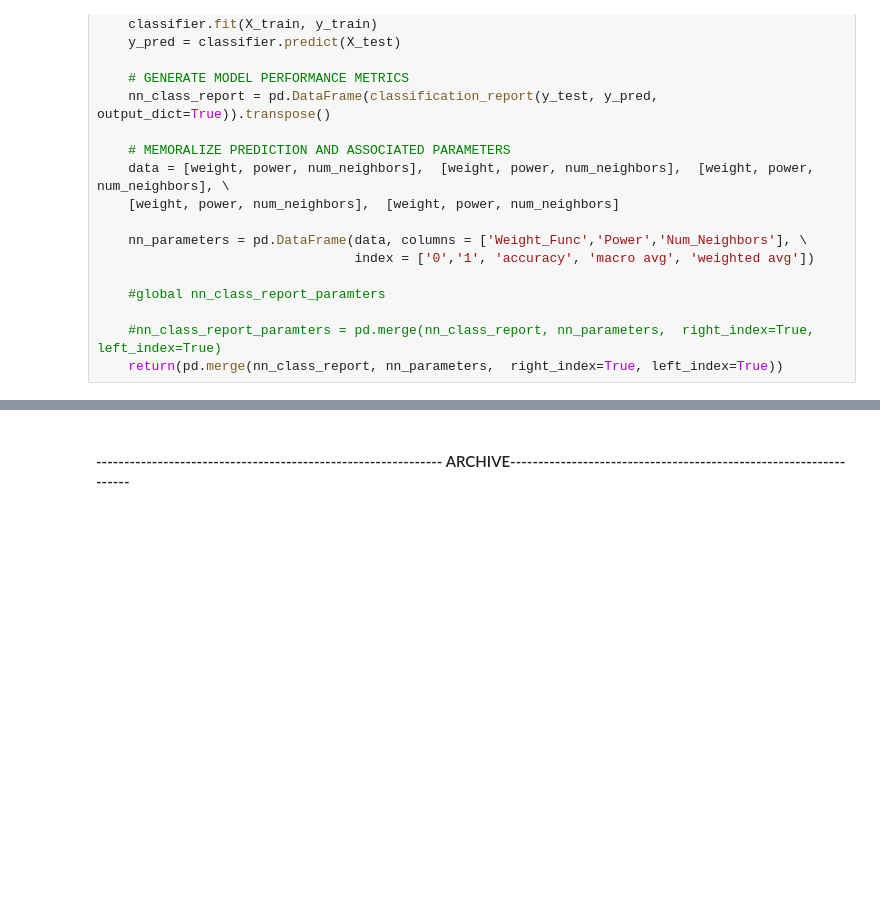
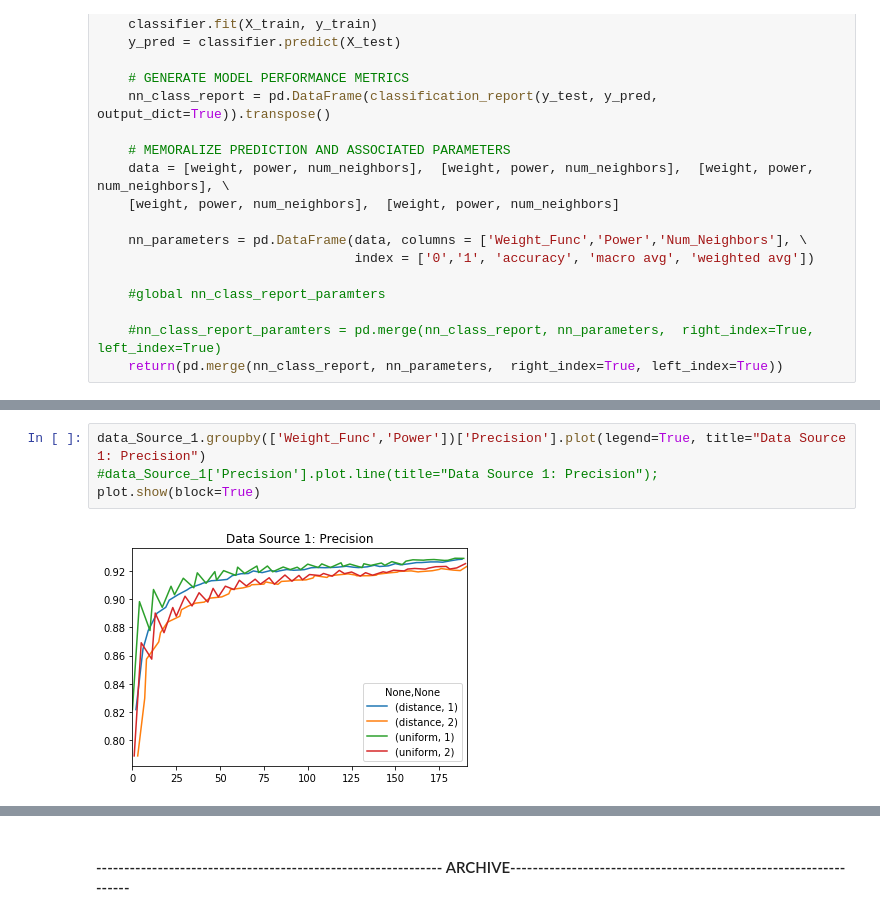
Before and after one commit to bdelahoussaye/Quant_FINAL, a Jupyter notebook: QUANT_FINAL_Combined_Bruce_2.ipynb, the cells around one changed output, grey strips where cells are left out. Drawn from its saved outputs; the diff is of its cells as text; blank space fills up the shorter version.

```diff
--- a/QUANT_FINAL_Combined_Bruce_2.ipynb
+++ b/QUANT_FINAL_Combined_Bruce_2.ipynb
@@ -528,0 +693,6 @@ nn_class_report_paramters[nn_class_report_paramters['f1-score'] == nn_class_repo
+# %%
+data_Source_1.groupby(['Weight_Func','Power'])['Precision'].plot(legend=True, title="Data Source 1: Precision")
+#data_Source_1['Precision'].plot.line(title="Data Source 1: Precision");
+plot.show(block=True)
+# %% [output]
+[figure, added]
```
Also changed, not shown: parts of 39 cells of this notebook, 23 other files.
